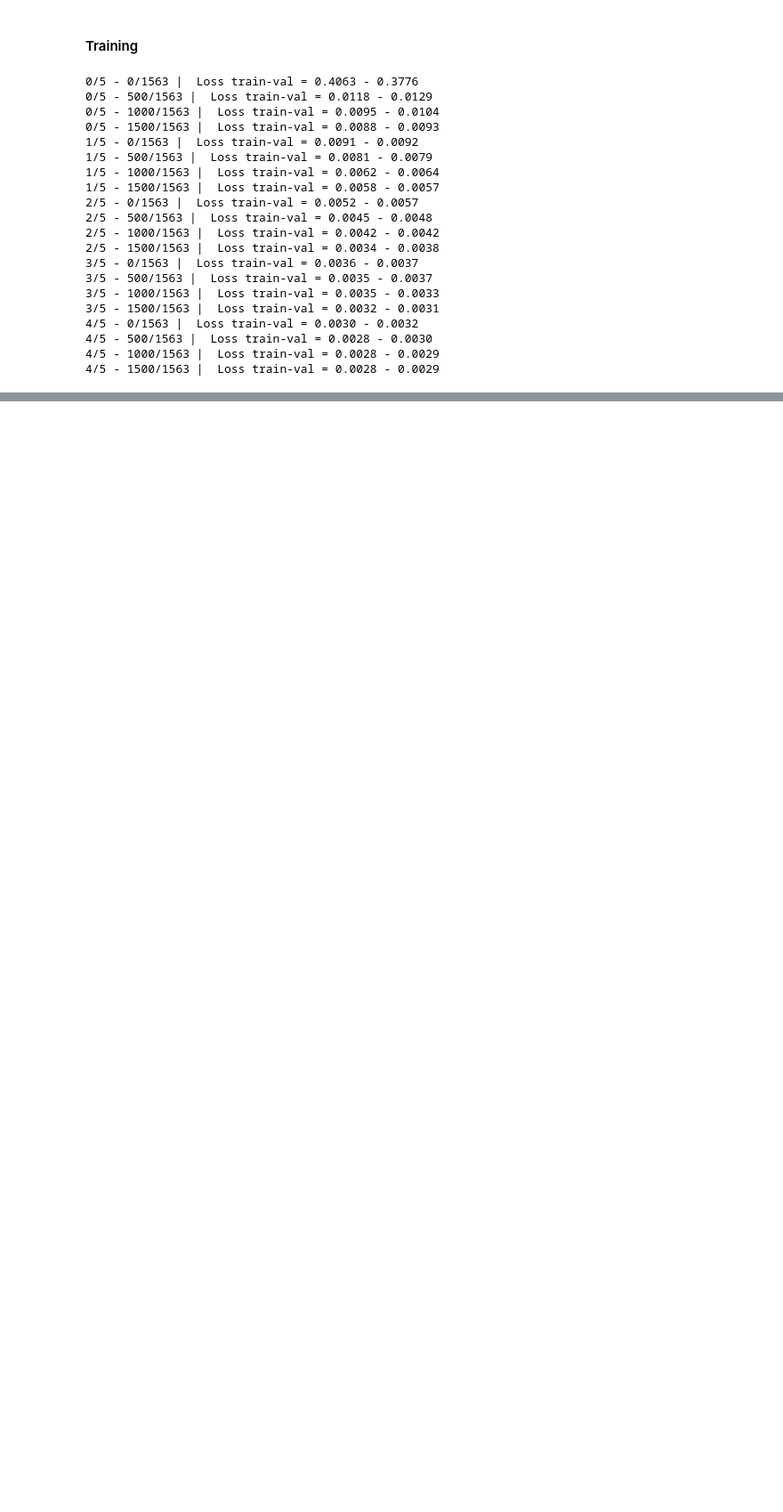
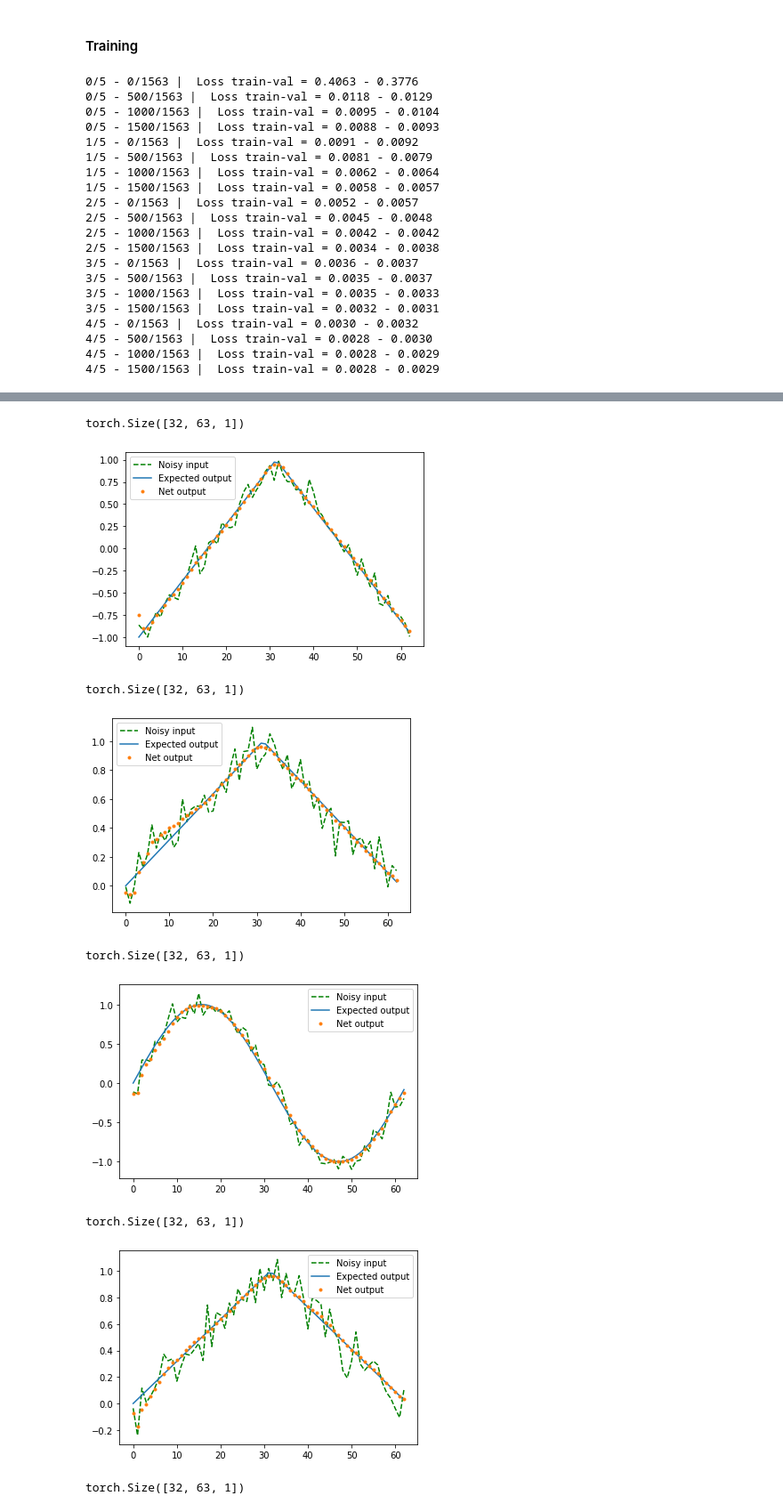
Before and after one commit to AminAlam/RNN-Denoiser, a Jupyter notebook: RNN_Denoiser.ipynb, the cells around one changed output, grey strips where cells are left out. Shown: that part at 89% size. Cells and saved outputs as stored; diff of their text form; code cells hidden in the pictures; blank space fills up the shorter version.

Commit message:
LSTM added

```diff
--- a/RNN_Denoiser.ipynb
+++ b/RNN_Denoiser.ipynb
@@ -222,0 +228,11 @@ torch.Size([32, 63, 1])
+# %%
+class DenoiserLSTM(nn.Module):
+    def __init__(self, input_size, hidden_size, output_size):
+        super(DenoiserLSTM, self).__init__()
+        self.rnn = nn.LSTM(input_size=input_size, hidden_size=hidden_size, batch_first=True)
+        self.linear = nn.Linear(hidden_size, output_size)
+        self.act = nn.Tanh()
+    def forward(self, x):
+        pred, hidden = self.rnn(x, None)
+        pred = self.act(self.linear(pred)).view(pred.data.shape[0], -1, 1)
+        return pred
@@ -222,0 +273,13 @@ torch.Size([32, 63, 1])
+# %%
+num_epochs = 5
+input_dim = 1
+hidden_size = 30
+num_layers = 1
+lr = 3e-4
+
+Net = DenoiserLSTM(input_dim, hidden_size, 1).to(device)
+criterion = nn.MSELoss().to(device)
+optimizer = optim.Adam(Net.parameters(),lr=lr)
+
+train_loader, test_loader = get_loader(50000)
+train(500)
@@ -222,0 +307,23 @@ torch.Size([32, 63, 1])
+# %%
+for idx, (noisy_data, main_data) in enumerate(test_loader):
+    input2net = noisy_data.unsqueeze(2).float()
+    expected_out = main_data.unsqueeze(2).float()
+    with torch.no_grad():
+        output = Net(input2net)
+    plt.plot(input2net[0,:,0].numpy(),'--g',label='Noisy input')
+    plt.plot(expected_out[0,:,0].numpy(),label='Expected output')
+    plt.plot(output[0,:,0].numpy(),'.',label='Net output')
+    plt.legend()
+    plt.show()
+    if idx>4:
+        break
+# %% [output]
+torch.Size([32, 63, 1])
+[figure, added]
+torch.Size([32, 63, 1])
+[figure, added]
+torch.Size([32, 63, 1])
+[figure, added]
+torch.Size([32, 63, 1])
+[figure, added]
+torch.Size([32, 63, 1])
```
Also changed, not shown: parts of 15 cells of this notebook.
